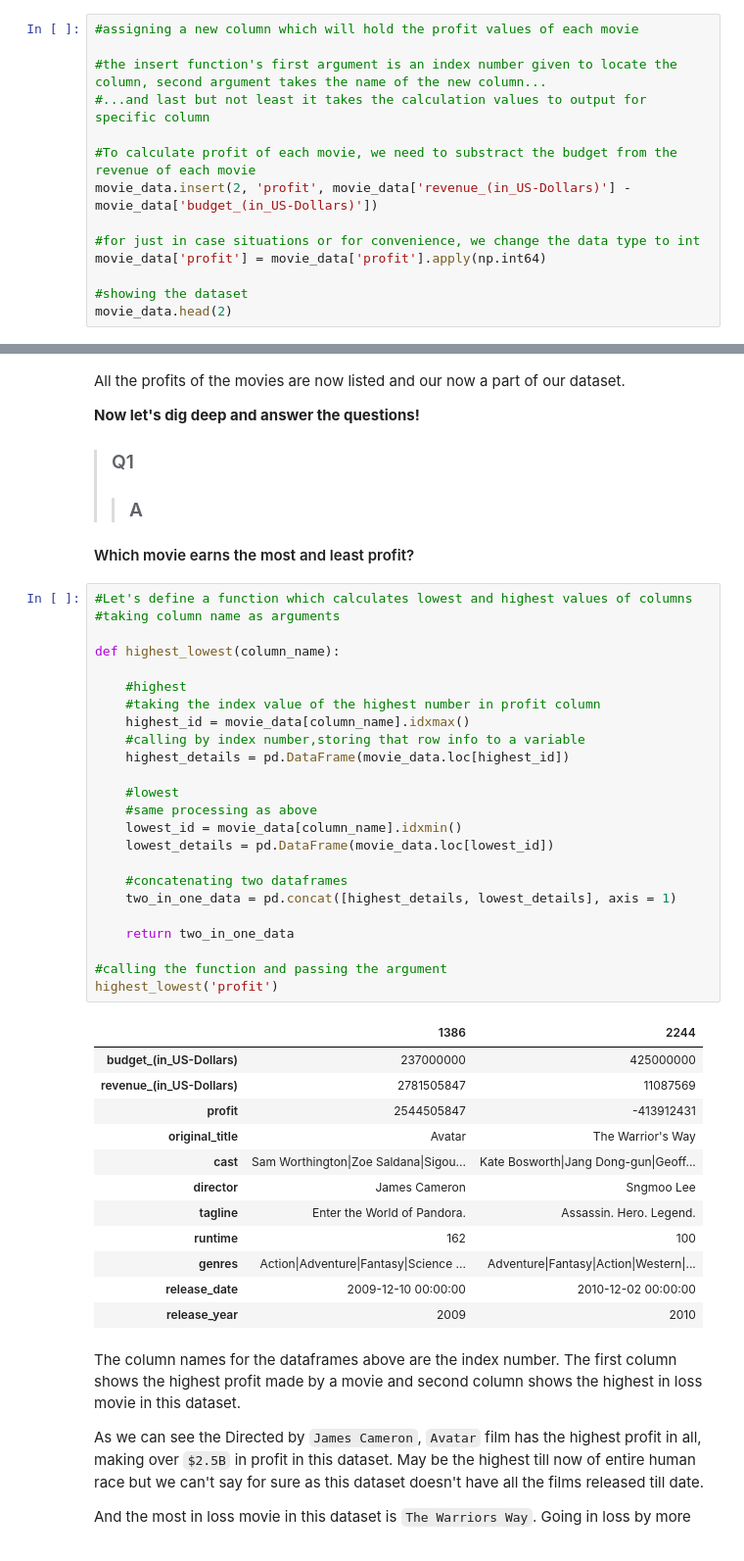
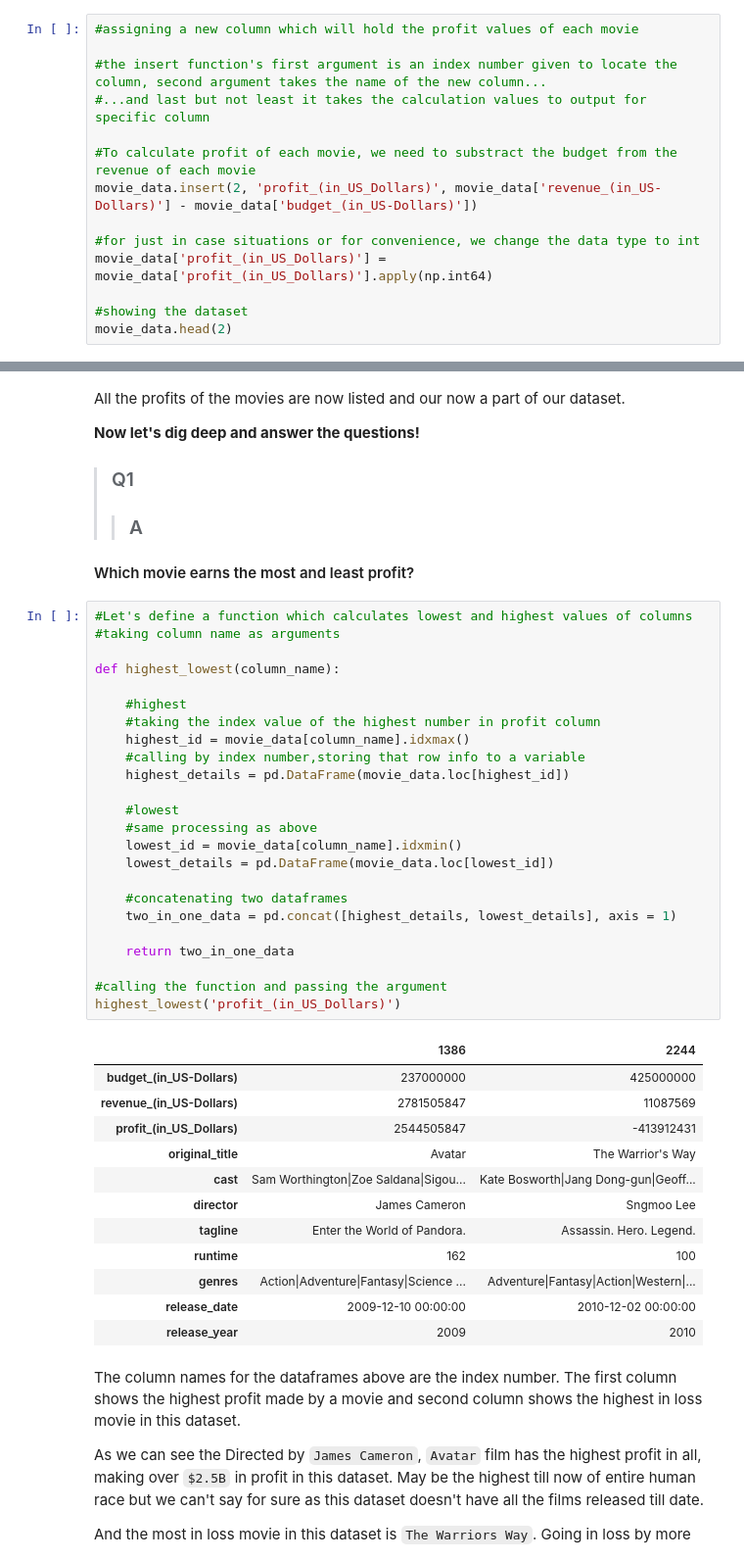
Before and after one commit to JuzerShakir/Investigate_TMDb_Movies, a Jupyter notebook: Investigating_Database.ipynb, the cells around one changed output, grey strips where cells are left out. Shown at 98% size. Cells and saved outputs as stored; diff of their text form.

```diff
--- a/Investigating_Database.ipynb
+++ b/Investigating_Database.ipynb
@@ -253,10 +253,10 @@ movie_data.rename(columns = {'budget' : 'budget_(in_US-Dollars)', 'revenue' : 'r
 #...and last but not least it takes the calculation values to output for specific column
 
 #To calculate profit of each movie, we need to substract the budget from the revenue of each movie
-movie_data.insert(2, 'profit', movie_data['revenue_(in_US-Dollars)'] - movie_data['budget_(in_US-Dollars)'])
+movie_data.insert(2, 'profit_(in_US_Dollars)', movie_data['revenue_(in_US-Dollars)'] - movie_data['budget_(in_US-Dollars)'])
 
 #for just in case situations or for convenience, we change the data type to int
-movie_data['profit'] = movie_data['profit'].apply(np.int64)
+movie_data['profit_(in_US_Dollars)'] = movie_data['profit_(in_US_Dollars)'].apply(np.int64)
 
 #showing the dataset
 movie_data.head(2)
@@ -275,32 +275,32 @@ All the profits of the movies are now listed and our now a part of our dataset.
 # %%
 #Let's define a function which calculates lowest and highest values of columns
 #taking column name as arguments
 
 def highest_lowest(column_name):
 
     #highest
     #taking the index value of the highest number in profit column
     highest_id = movie_data[column_name].idxmax()
     #calling by index number,storing that row info to a variable
     highest_details = pd.DataFrame(movie_data.loc[highest_id])
 
     #lowest
     #same processing as above
     lowest_id = movie_data[column_name].idxmin()
     lowest_details = pd.DataFrame(movie_data.loc[lowest_id])
 
     #concatenating two dataframes
     two_in_one_data = pd.concat([highest_details, lowest_details], axis = 1)
 
     return two_in_one_data
 
 #calling the function and passing the argument
-highest_lowest('profit')
+highest_lowest('profit_(in_US_Dollars)')
 # %% [output]
 |  | 1386 | 2244 |
 | budget_(in_US-Dollars) | 237000000 | 425000000 |
 | revenue_(in_US-Dollars) | 2781505847 | 11087569 |
-| profit | 2544505847 | -413912431 |
+| profit_(in_US_Dollars) | 2544505847 | -413912431 |
 | original_title | Avatar | The Warrior's Way |
 | cast | Sam Worthington|Zoe Saldana|Sigou... | Kate Bosworth|Jang Dong-gun|Geoff... |
 | director | James Cameron | Sngmoo Lee |
```
Also changed, not shown: parts of 11 cells of this notebook.
